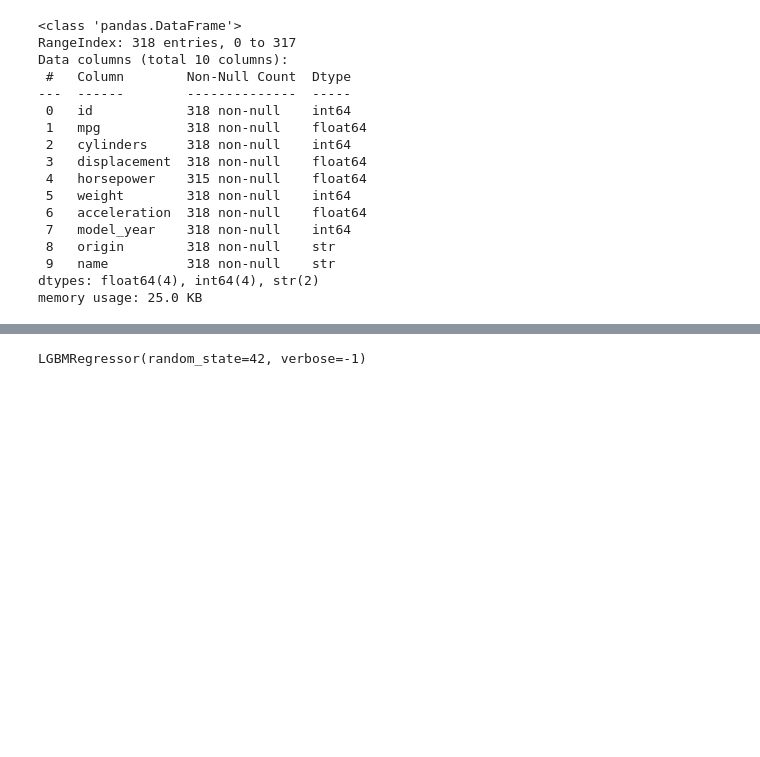
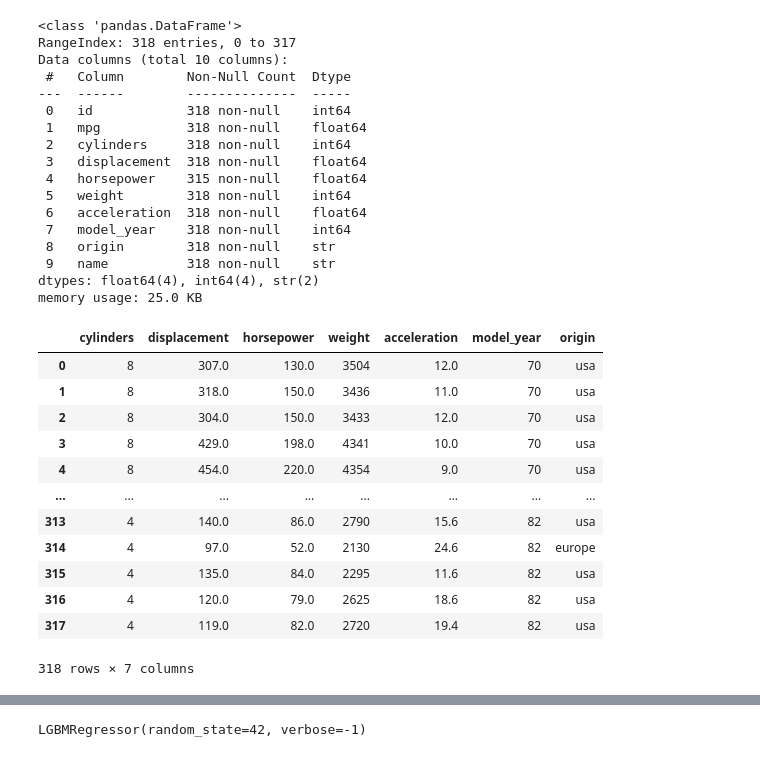
Before and after one commit to WaroonRagwongsiri/IntroMLHomework, a Jupyter notebook: Practice/lgbm_reg.ipynb, the cells around one changed output, grey strips where cells are left out. Drawn from its saved outputs; the diff is of its cells as text; code cells hidden in the pictures; blank space fills up the shorter version.

```diff
--- a/Practice/lgbm_reg.ipynb
+++ b/Practice/lgbm_reg.ipynb
@@ -61,3 +61,19 @@ for c in cat_cols: # same categories for train and test, unseen -> NaN
 # %%
 X_train, X_val, y_train, y_val = train_test_split(
 	X, y, test_size=0.2, random_state=42)
+# %%
+X
+# %% [output]
+|  | cylinders | displacement | horsepower | weight | acceleration | model_year | origin |
+| 0 | 8 | 307.0 | 130.0 | 3504 | 12.0 | 70 | usa |
+| 1 | 8 | 318.0 | 150.0 | 3436 | 11.0 | 70 | usa |
+| 2 | 8 | 304.0 | 150.0 | 3433 | 12.0 | 70 | usa |
+| 3 | 8 | 429.0 | 198.0 | 4341 | 10.0 | 70 | usa |
+| 4 | 8 | 454.0 | 220.0 | 4354 | 9.0 | 70 | usa |
+| ... | ... | ... | ... | ... | ... | ... | ... |
+| 313 | 4 | 140.0 | 86.0 | 2790 | 15.6 | 82 | usa |
+| 314 | 4 | 97.0 | 52.0 | 2130 | 24.6 | 82 | europe |
+| 315 | 4 | 135.0 | 84.0 | 2295 | 11.6 | 82 | usa |
+| 316 | 4 | 120.0 | 79.0 | 2625 | 18.6 | 82 | usa |
+| 317 | 4 | 119.0 | 82.0 | 2720 | 19.4 | 82 | usa |
+318 rows × 7 columns
```
Also changed, not shown: parts of 1 cell of this notebook, 11 other files.
